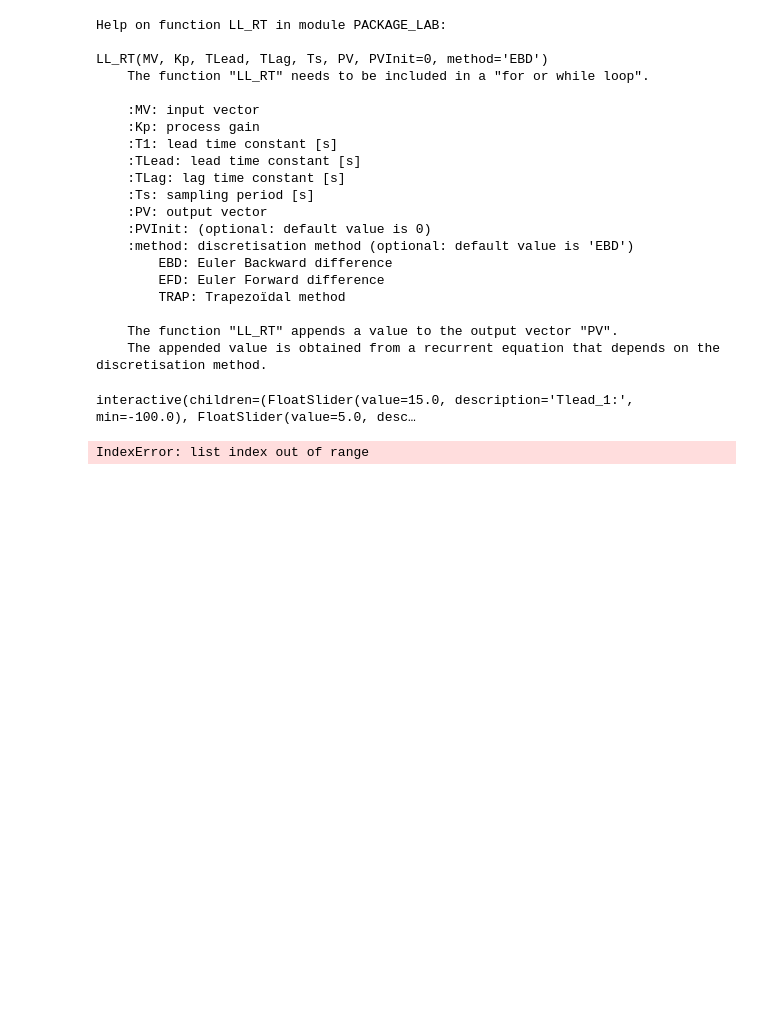
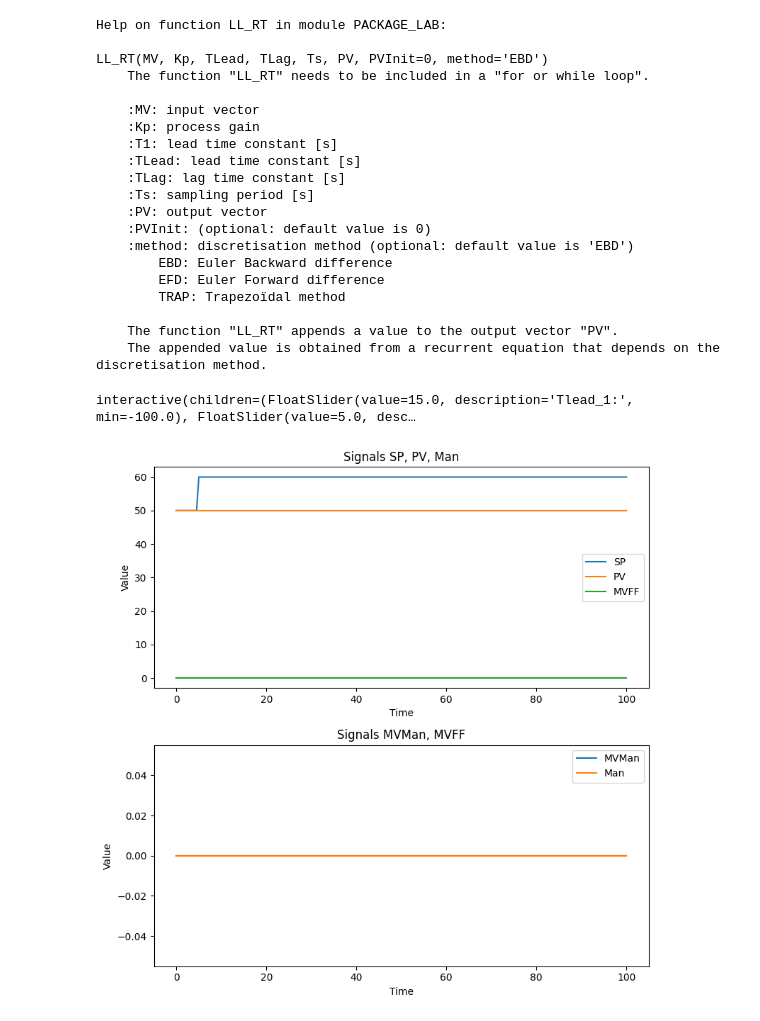
Before and after one commit to comus3/controlTheoryLabFiles, a Jupyter notebook: Control_theory_software_V3/PACKAGE_LAB.ipynb, the cells around one changed output. Saved outputs shown, nothing was run; the diff lists cells and outputs as text; code cells hidden in the pictures; blank space fills up the shorter version.

```diff
--- a/Control_theory_software_V3/PACKAGE_LAB.ipynb
+++ b/Control_theory_software_V3/PACKAGE_LAB.ipynb
@@ -117,74 +119,50 @@ MVp = []
 MVi = []
 MVd = []
 E = []
+t=[]
 
 Kc=5
 TD=50
 alpha=0.9
 
 # Set maximum and minimum MV values
 MVmin = 0
 MVmax = 100
 
 for i in range(0, N):
     t.append(i * Ts)
     SelectPath_RT(SPPath, t, SP)
     SelectPath_RT(PVpath, t, PV)
     SelectPath_RT(ManPath, t, Man)
     SelectPath_RT(MVManPath, t, MVMan)
     SelectPath_RT(MVFFPath, t, MVFF)
 TI = TD/0.25
  # Generate time vector and simulate MV, MVp, MVi, MVd, and E
 for i in range(0, N):
     PID_RT(SP[0:i+1], PV[0:i+1], Man[0:i+1], MVMan[0:i+1], MVFF[0:i+1], Kc, TI, TD, alpha, Ts, MVmin, MVmax, MV, MVp, MVi, MVd, E)
 
 
-# Plot results
 # Plotting
-plt.figure(figsize=(10, 6))
+fig, axs = plt.subplots(2, 1, figsize=(8, 8))
 
-plt.subplot(2, 3, 1)
-plt.plot(t, SP)
-plt.title('Setpoint (SP)')
-plt.xlabel('Time')
-plt.ylabel('Value')
 
-plt.subplot(2, 3, 2)
-plt.plot(t, PV)
-plt.title('Process Variable (PV)')
-plt.xlabel('Time')
-plt.ylabel('Value')
+axs[0].plot(t, SP, label='SP')
+axs[0].plot(t, PV, label='PV')
+axs[0].plot(t, MVFF, label='MVFF')
+axs[0].set_title('Signals SP, PV, Man')
+axs[0].set_xlabel('Time')
+axs[0].set_ylabel('Value')
+axs[0].legend()
 
-plt.subplot(2, 3, 3)
-plt.plot(t, Man)
-plt.title('Manipulated Variable (Man)')
-plt.xlabel('Time')
-plt.ylabel('Value')
-
-plt.subplot(2, 3, 4)
-plt.plot(t, MVMan)
-plt.title('MV from Manual Control (MVMan)')
-plt.xlabel('Time')
-plt.ylabel('Value')
-
-plt.subplot(2, 3, 5)
-plt.plot(t, MVFF)
-plt.title('MV from Feedforward (MVFF)')
-plt.xlabel('Time')
-plt.ylabel('Value')
-
-plt.subplot(2, 3, 6)
-plt.plot(t, MV, label='MV')
-plt.plot(t, MVp, label='MVp')
-plt.plot(t, MVi, label='MVi')
-plt.plot(t, MVd, label='MVd')
-plt.plot(t, E, label='E')
-plt.title('PID Components')
-plt.xlabel('Time')
-plt.ylabel('Value')
-plt.legend()
+# Second subplot for MVMan and MVFF
+axs[1].plot(t, MVMan, label='MVMan')
+axs[1].plot(t, Man, label='Man')
+axs[1].set_title('Signals MVMan, MVFF')
+axs[1].set_xlabel('Time')
+axs[1].set_ylabel('Value')
+axs[1].legend()
 
 plt.tight_layout()
 plt.show()
 # %% [output]
-IndexError: list index out of range
+[figure, added]
```
Also changed, not shown: parts of 1 cell of this notebook, 1 other file.
